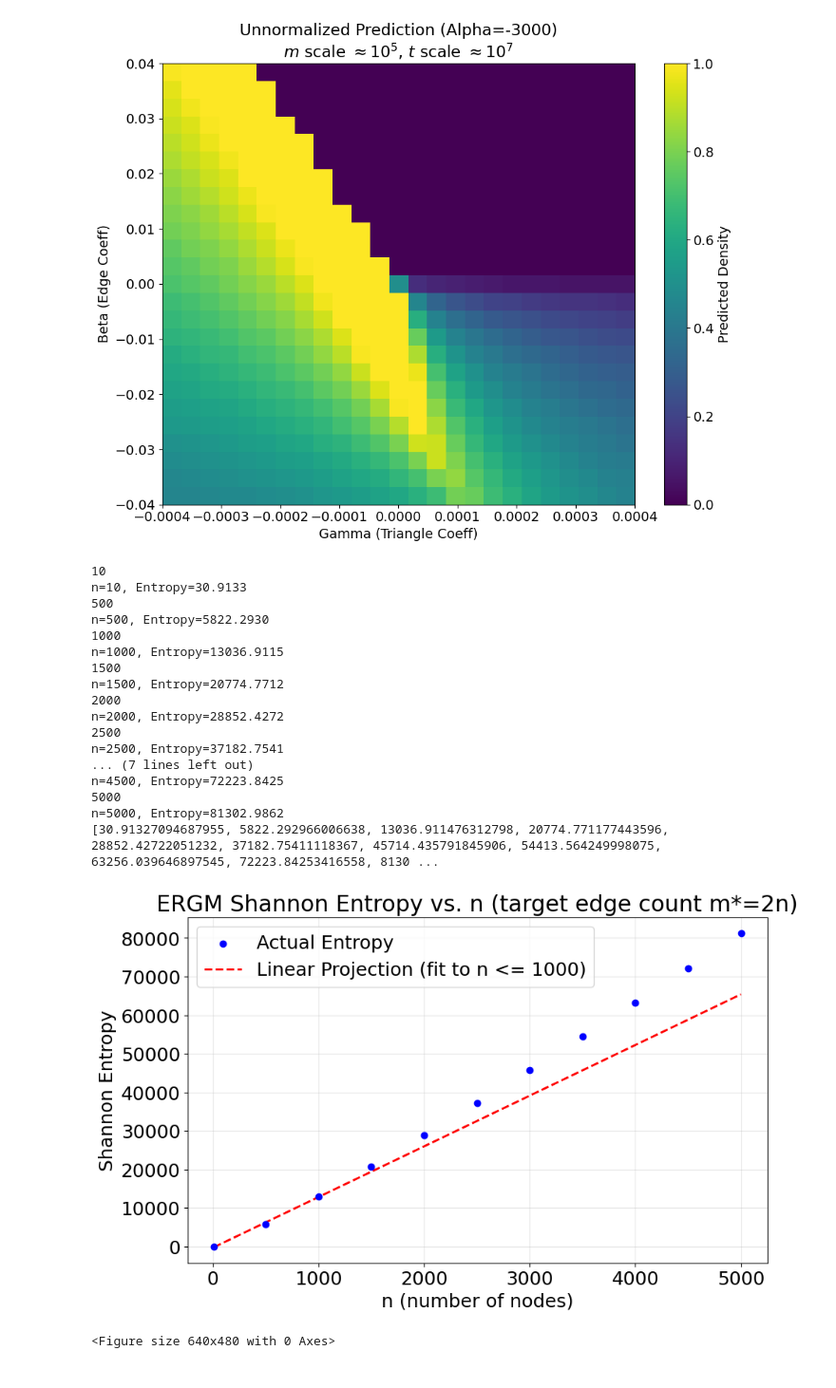
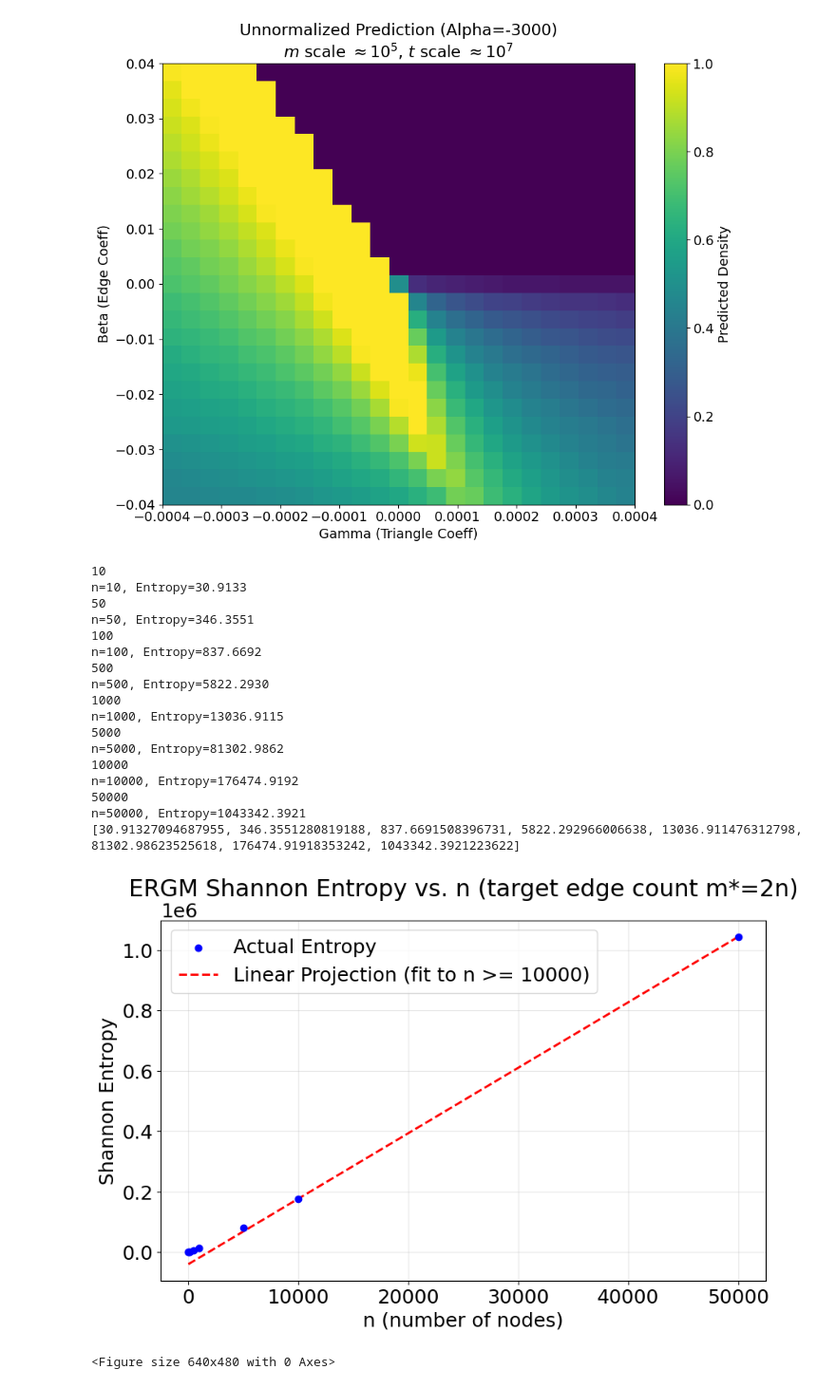
Before and after one commit to CarelessZebra/IIB_project, a Jupyter notebook: graphs.ipynb, the cells around one changed output. Shown at 95% size. Cells and saved outputs as stored; diff of their text form; code cells hidden in the pictures.

```diff
--- a/graphs.ipynb
+++ b/graphs.ipynb
@@ -373,7 +373,7 @@ def calculate_entropy(alpha, beta, nc2):
 
 ergm_entropy_list = []
 # Sorted list for cleaner plotting
-n_list = [10, 500, 1000, 1500, 2000, 2500, 3000, 3500, 4000, 4500, 5000]
+n_list = [10, 50, 100, 500, 1000, 5000, 10000, 50000]
 
 for n in n_list:
     nc2 = mpmath.binomial(n, 2)
@@ -393,47 +393,47 @@ print(ergm_entropy_list)
 # Convert to numpy for regression
 x = np.array(n_list)
 y = np.array(ergm_entropy_list)
 
 # --- Linear Fit ---
-# Fit to the first 4 points (n=10 to n=100) to establish the initial "linear-looking" trend
-limit_index = 3
-slope, intercept, r_value, p_value, std_err = linregress(x[:limit_index], y[:limit_index])
+# Fit to the last 2 points (n=10000 to n=50000) to establish the initial "linear-looking" trend
+limit_index = 6  # This corresponds to the last 2 points
+slope, intercept, r_value, p_value, std_err = linregress(x[limit_index:], y[limit_index:])
 y_pred = slope * x + intercept
 import matplotlib
 matplotlib.rcParams.update({'font.size': 18})
 # Plotting
 plt.figure(figsize=(10, 6))
 plt.scatter(x, y, c='blue', label='Actual Entropy', zorder=5)
 plt.plot(x, y_pred, c='red', linestyle='--', linewidth=2,
-         label=f'Linear Projection (fit to n <= {n_list[limit_index-1]})')
+         label=f'Linear Projection (fit to n >= {n_list[limit_index]})')
 
 plt.xlabel('n (number of nodes)')
 plt.ylabel('Shannon Entropy')
 plt.title('ERGM Shannon Entropy vs. n (target edge count m*=2n)')
 plt.legend()
 plt.grid(True, alpha=0.3)
 plt.show()
 
 plt.savefig('ergm_entropy_superlinear.png')
 # %% [output]
 10
 n=10, Entropy=30.9133
+50
+n=50, Entropy=346.3551
+100
+n=100, Entropy=837.6692
 500
 n=500, Entropy=5822.2930
 1000
 n=1000, Entropy=13036.9115
-1500
-n=1500, Entropy=20774.7712
-2000
-n=2000, Entropy=28852.4272
-2500
-n=2500, Entropy=37182.7541
-... (7 lines left out)
-n=4500, Entropy=72223.8425
 5000
 n=5000, Entropy=81302.9862
-[30.91327094687955, 5822.292966006638, 13036.911476312798, 20774.771177443596, 28852.42722051232, 37182.75411118367, 45714.435791845906, 54413.564249998075, 63256.039646897545, 72223.84253416558, 8130 ...
+10000
+n=10000, Entropy=176474.9192
+50000
+n=50000, Entropy=1043342.3921
+[30.91327094687955, 346.3551280819188, 837.6691508396731, 5822.292966006638, 13036.911476312798, 81302.98623525618, 176474.91918353242, 1043342.3921223622]
-[figure, old version]
+[figure, new version]
 <Figure size 640x480 with 0 Axes>
 # %%
 n_list = [10, 50, 100, 500, 1000, 5000, 10000, 50000]
```
Also changed, not shown: parts of 8 cells of this notebook, 5 other files.
